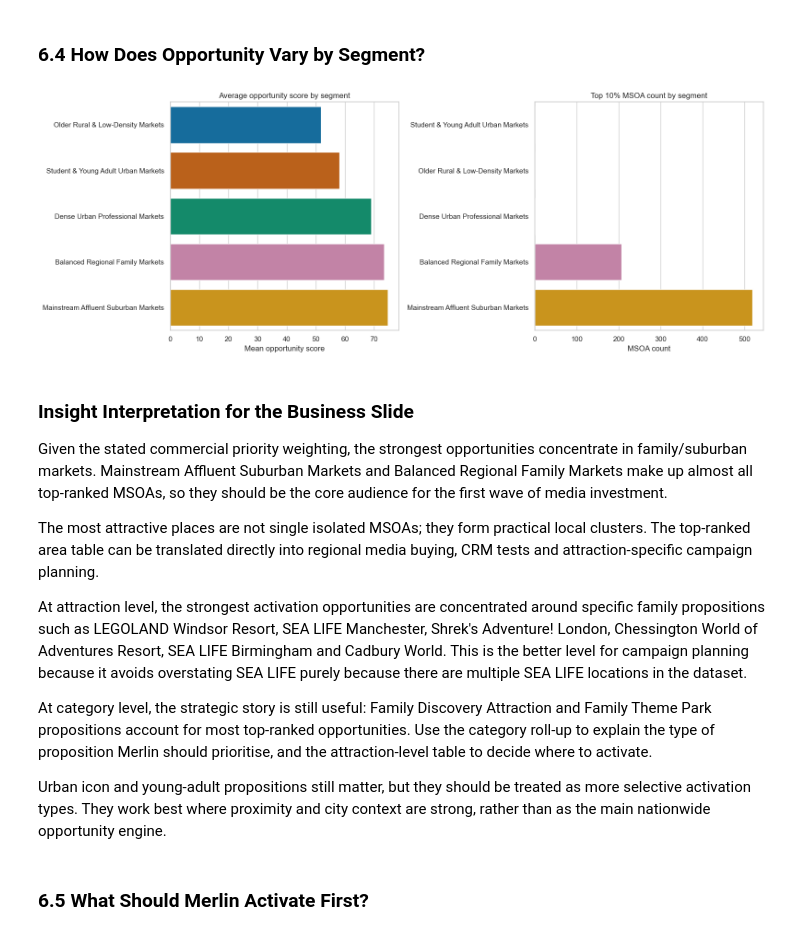
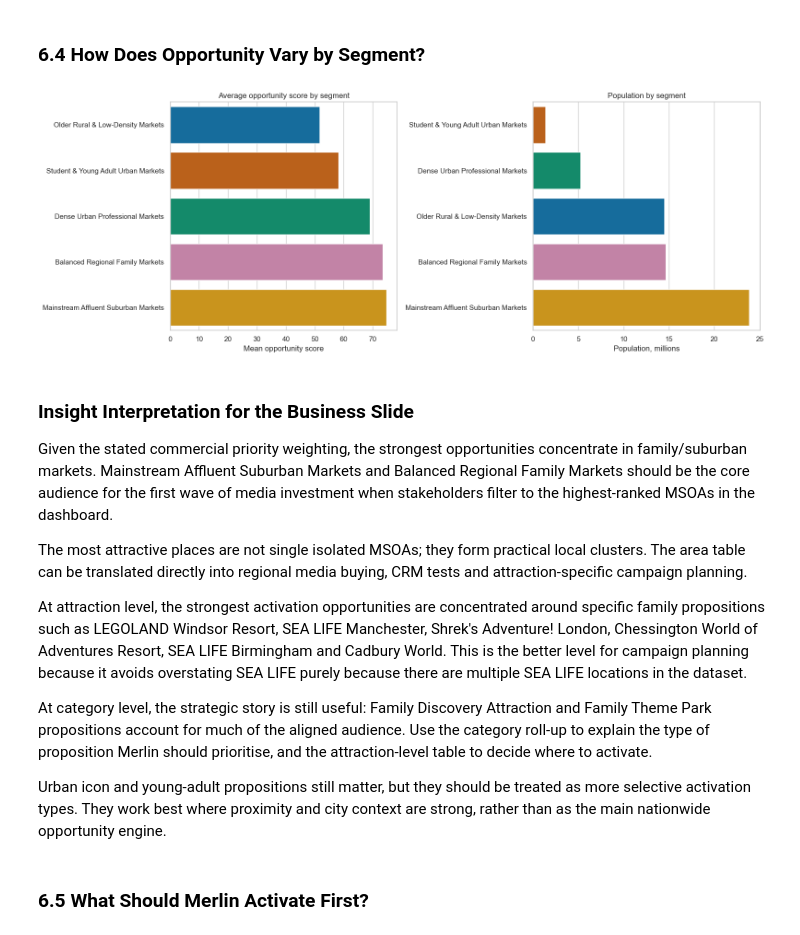
Before and after one commit to billychanhub/uk-demographic-clustering, a Jupyter notebook: notebooks/4_opportunity_scoring.ipynb, the cells around one changed output. Cells and saved outputs as stored; diff of their text form; code cells hidden in the pictures.

Commit message:
Updated the dashboard and the chatbot

```diff
--- a/notebooks/4_opportunity_scoring.ipynb
+++ b/notebooks/4_opportunity_scoring.ipynb
@@ -608,40 +596,24 @@ def mode_or_none(series):
     return modes.iat[0] if not modes.empty else "None"
 
 
-def top_area_examples(group, n=5):
-    areas = group.loc[group["top_10_opportunity_flag"], "area_name"].value_counts().head(n).index.tolist()
-    return ", ".join(areas) if areas else "No top-10% MSOAs"
+def area_examples(series, n=5):
+    areas = series.value_counts().head(n).index.tolist()
+    return ", ".join(areas) if areas else "No area examples"
 
-segment_base_summary = (
+segment_opportunity_summary = (
     scored.groupby(["segment_id", "segment_label"], as_index=False)
     .agg(
         msoa_count=("geo_code", "count"),
         total_population=("total_population", "sum"),
         mean_opportunity_score=("overall_opportunity_score", "mean"),
         median_opportunity_score=("overall_opportunity_score", "median"),
-        top_10_msoas=("top_10_opportunity_flag", "sum"),
-        top_10_population=("top_10_opportunity_population", "sum"),
         mean_recommended_distance_miles=("recommended_attraction_distance_miles", "mean"),
         main_activation_type=("recommended_activation_type", mode_or_none),
         main_recommended_focus=("recommended_attraction_focus", mode_or_none),
+        area_examples=("area_name", area_examples),
     )
-)
-
-segment_area_examples = (
-    scored.groupby(["segment_id", "segment_label"])
-    .apply(top_area_examples)
-    .rename("top_10_area_examples")
-    .reset_index()
-)
-
-segment_opportunity_summary = (
-    segment_base_summary.merge(segment_area_examples, on=["segment_id", "segment_label"], how="left")
-    .assign(
-        top_10_share=lambda df: df["top_10_msoas"] / df["msoa_count"],
-        population_millions=lambda df: df["total_population"] / 1_000_000,
-        top_10_population_millions=lambda df: df["top_10_population"] / 1_000_000,
-    )
-    .sort_values(["top_10_msoas", "mean_opportunity_score"], ascending=[False, False])
+    .assign(population_millions=lambda df: df["total_population"] / 1_000_000)
+    .sort_values(["mean_opportunity_score", "total_population"], ascending=[False, False])
 )
 
 segment_display_cols = [
@@ -649,12 +621,10 @@ segment_display_cols = [
     "msoa_count",
     "population_millions",
     "mean_opportunity_score",
-    "top_10_msoas",
-    "top_10_share",
-    "top_10_population_millions",
+    "median_opportunity_score",
     "mean_recommended_distance_miles",
     "main_activation_type",
-    "top_10_area_examples",
+    "area_examples",
 ]
 
 segment_opportunity_summary[segment_display_cols].round(3)
@@ -786,48 +743,48 @@ Category-level strategic roll-up
 # %%
 fig, axes = plt.subplots(1, 2, figsize=(16, 6))
 
 segment_plot = segment_opportunity_summary.sort_values("mean_opportunity_score", ascending=True)
 segment_palette = dict(zip(segment_plot["segment_label"], PALETTE[: len(segment_plot)]))
 sns.barplot(
     data=segment_plot,
     x="mean_opportunity_score",
     y="segment_label",
     hue="segment_label",
     palette=segment_palette,
     legend=False,
     ax=axes[0],
 )
 axes[0].set_title("Average opportunity score by segment")
 axes[0].set_xlabel("Mean opportunity score")
 axes[0].set_ylabel("")
 
 sns.barplot(
-    data=segment_opportunity_summary.sort_values("top_10_msoas", ascending=True),
-    x="top_10_msoas",
+    data=segment_opportunity_summary.sort_values("population_millions", ascending=True),
+    x="population_millions",
     y="segment_label",
     hue="segment_label",
     palette=segment_palette,
     legend=False,
     ax=axes[1],
 )
-axes[1].set_title("Top 10% MSOA count by segment")
-axes[1].set_xlabel("MSOA count")
+axes[1].set_title("Population by segment")
+axes[1].set_xlabel("Population, millions")
 axes[1].set_ylabel("")
 
 plt.tight_layout()
 plt.show()
 # %% [output]
-[figure, old version]
+[figure, new version]
 # %% [markdown]
 ### Insight Interpretation for the Business Slide
 
-Given the stated commercial priority weighting, the strongest opportunities concentrate in family/suburban markets. Mainstream Affluent Suburban Markets and Balanced Regional Family Markets make up almost all top-ranked MSOAs, so they should be the core audience for the first wave of media investment.
+Given the stated commercial priority weighting, the strongest opportunities concentrate in family/suburban markets. Mainstream Affluent Suburban Markets and Balanced Regional Family Markets should be the core audience for the first wave of media investment when stakeholders filter to the highest-ranked MSOAs in the dashboard.
 
-The most attractive places are not single isolated MSOAs; they form practical local clusters. The top-ranked area table can be translated directly into regional media buying, CRM tests and attraction-specific campaign planning.
+The most attractive places are not single isolated MSOAs; they form practical local clusters. The area table can be translated directly into regional media buying, CRM tests and attraction-specific campaign planning.
 
 At attraction level, the strongest activation opportunities are concentrated around specific family propositions such as LEGOLAND Windsor Resort, SEA LIFE Manchester, Shrek's Adventure! London, Chessington World of Adventures Resort, SEA LIFE Birmingham and Cadbury World. This is the better level for campaign planning because it avoids overstating SEA LIFE purely because there are multiple SEA LIFE locations in the dataset.
 
-At category level, the strategic story is still useful: Family Discovery Attraction and Family Theme Park propositions account for most top-ranked opportunities. Use the category roll-up to explain the type of proposition Merlin should prioritise, and the attraction-level table to decide where to activate.
+At category level, the strategic story is still useful: Family Discovery Attraction and Family Theme Park propositions account for much of the aligned audience. Use the category roll-up to explain the type of proposition Merlin should prioritise, and the attraction-level table to decide where to activate.
 
 Urban icon and young-adult propositions still matter, but they should be treated as more selective activation types. They work best where proximity and city context are strong, rather than as the main nationwide opportunity engine.
 # %% [markdown]
```
Also changed, not shown: parts of 8 cells of this notebook, 4 other files.
